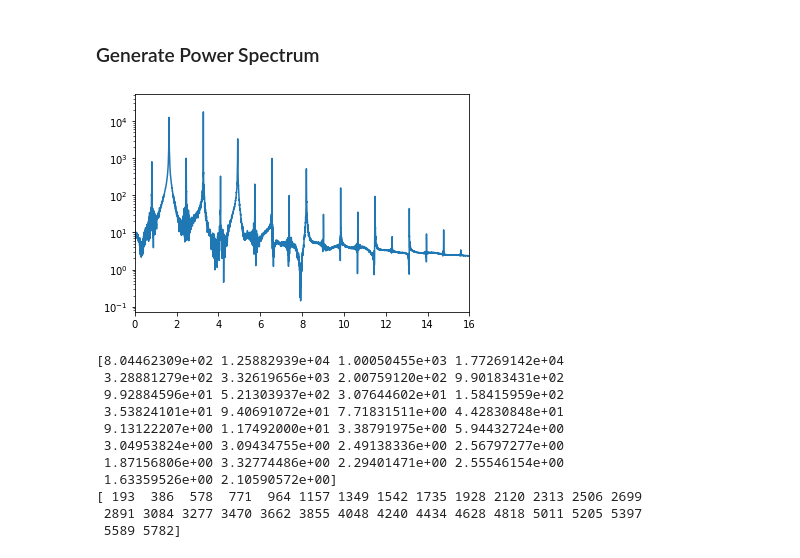
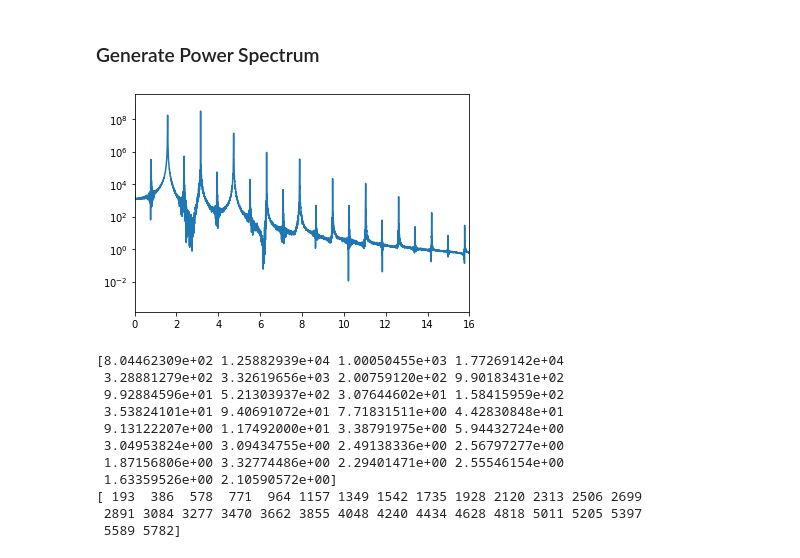
Before and after one commit to Ham0osh/Phys322W-CC, a Jupyter notebook: Analysis/Analysis_pythonSimulation.ipynb, the cells around one changed output. Drawn from its saved outputs; the diff is of its cells as text; code cells hidden in the pictures.

```diff
--- a/Analysis/Analysis_pythonSimulation.ipynb
+++ b/Analysis/Analysis_pythonSimulation.ipynb
@@ -33,23 +35,23 @@ plt.ylim((-0.5,0.8))
 # %%
 # Power Spectrum Code Sampled From https://stackoverflow.com/questions/15382076/plotting-power-spectrum-in-python
 
 circuit = Circuit(66.4)
-time_arr = np.linspace(0,5000,200000)
+time_arr = np.linspace(200,5200,200000)
 y0 = [0.25, 0, 0]
 tspan = (0, max(time_arr))
 sol = circuit.solve(tspan, y0,  t_eval = time_arr)
 timestep = max(time_arr)/len(time_arr)
 
 
-p = np.abs(np.fft.rfft(sol.y[0])) #xdat is in volts and power = V^2 / R so is perportional up to a resistance
+p = np.abs(np.fft.rfft(sol.y[0]))**2 #xdat is in volts and power = V^2 / R so is perportional up to a resistance
 f = np.linspace(0,1/(timestep*circuit.Tc*2),len(p))
 plt.plot(f, p)
 
 
 plt.xlim(0,16)
 plt.yscale("log")
 # %% [output]
-[figure, old version]
+[figure, new version]
 # %%
 plt.plot(f, p)
 plt.xlim(0,40)
```
Also changed, not shown: parts of 7 cells of this notebook, 2 other files.
